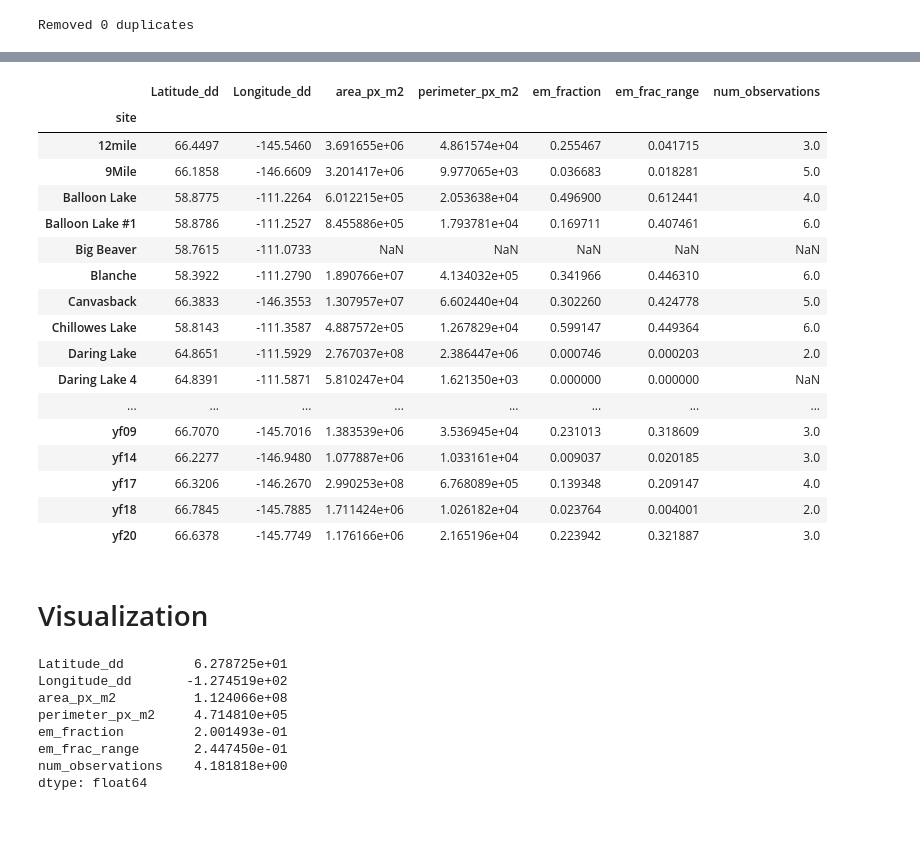
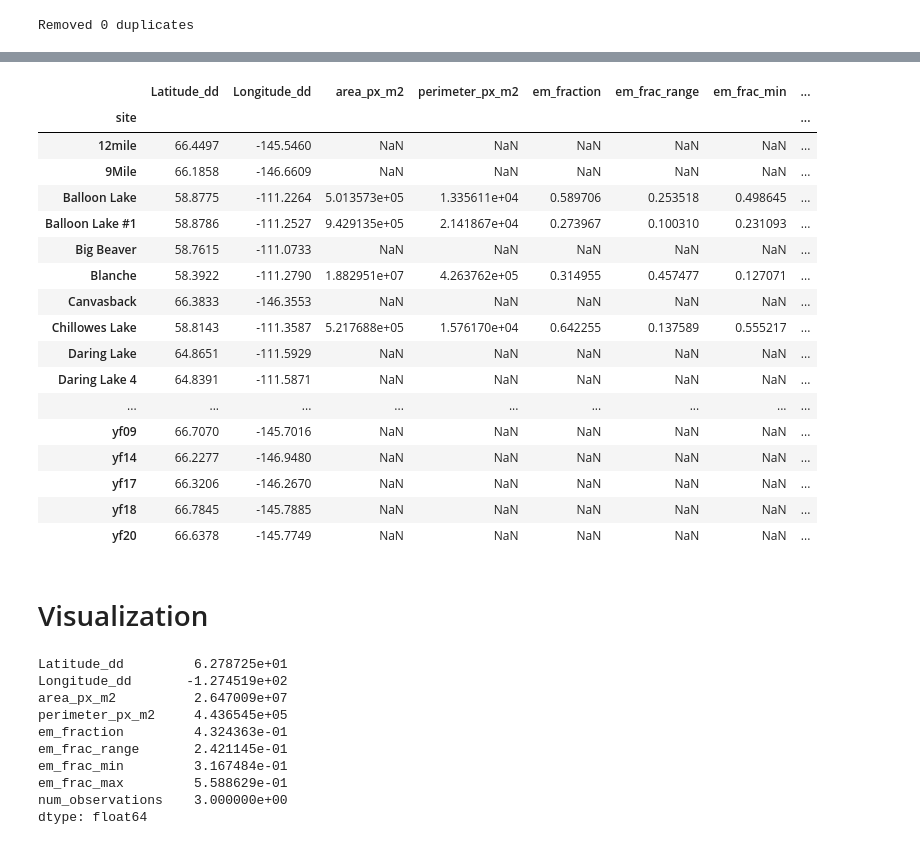
Before and after one commit to ekcomputer/random-wetlands, a Jupyter notebook: analysis/Average_em.ipynb, the cells around one changed output, grey strips where cells are left out. Saved outputs shown, nothing was run; the diff lists cells and outputs as text; code cells hidden in the pictures.

```diff
--- a/analysis/Average_em.ipynb
+++ b/analysis/Average_em.ipynb
@@ -8,8 +8,8 @@ TODO:
 # %%
 import pandas as pd
 # %%
-csv_in='/mnt/f/PAD2019/Chemistry/em_fraction_csv/ABoVE_Lakes_all_em_fraction.csv'
-csv_out_pth='/mnt/f/PAD2019/Chemistry/em_fraction_csv/ABoVE_Lakes_all_em_fraction_average.csv'
+csv_in='/mnt/f/PAD2019/Chemistry/em_fraction_csv/ABoVE_Lakes_all_em_fraction_v2.csv'
+csv_out_pth='/mnt/f/PAD2019/Chemistry/em_fraction_csv/ABoVE_Lakes_all_em_fraction_average_v2.csv'
 csv=pd.read_csv(csv_in)
 del csv['index_right']
 del csv['label']
@@ -102,6 +86,9 @@ csv.groupby('site').mean()
 dir(csv.groupby('site'))
 csv.groupby('site').describe()
 # csv[['site', 'em_fractio']].groupby('site').describe() # view all stats
+csv_min=csv[['site', 'em_fractio']].groupby('site').describe().em_fractio['min']
+csv_max=csv[['site', 'em_fractio']].groupby('site').describe().em_fractio['max']
+
 csv_range=csv[['site', 'em_fractio']].groupby('site').describe().em_fractio['max'] - csv[['site', 'em_fractio']].groupby('site').describe().em_fractio['min'] # view just diff
 csv_range
 # %% [output]
@@ -133,27 +142,29 @@ csv_out.rename({'perimeter_':'perimeter_px_m2'}, axis='columns', errors='raise',
 # %%
 # add uncertainty
 csv_out['em_frac_range']=csv_range
+csv_out['em_frac_min']=csv_min
+csv_out['em_frac_max']=csv_max
 csv_out['num_observations']=csv_count.astype(int)
 csv_out
 # %% [output]
-|  | Latitude_dd | Longitude_dd | area_px_m2 | perimeter_px_m2 | em_fraction | em_frac_range | num_observations |
-| site |  |  |  |  |  |  |  |
-| 12mile | 66.4497 | -145.5460 | 3.691655e+06 | 4.861574e+04 | 0.255467 | 0.041715 | 3.0 |
-| 9Mile | 66.1858 | -146.6609 | 3.201417e+06 | 9.977065e+03 | 0.036683 | 0.018281 | 5.0 |
-| Balloon Lake | 58.8775 | -111.2264 | 6.012215e+05 | 2.053638e+04 | 0.496900 | 0.612441 | 4.0 |
-| Balloon Lake #1 | 58.8786 | -111.2527 | 8.455886e+05 | 1.793781e+04 | 0.169711 | 0.407461 | 6.0 |
-| Big Beaver | 58.7615 | -111.0733 | NaN | NaN | NaN | NaN | NaN |
-| Blanche | 58.3922 | -111.2790 | 1.890766e+07 | 4.134032e+05 | 0.341966 | 0.446310 | 6.0 |
-| Canvasback | 66.3833 | -146.3553 | 1.307957e+07 | 6.602440e+04 | 0.302260 | 0.424778 | 5.0 |
-| Chillowes Lake | 58.8143 | -111.3587 | 4.887572e+05 | 1.267829e+04 | 0.599147 | 0.449364 | 6.0 |
-| Daring Lake | 64.8651 | -111.5929 | 2.767037e+08 | 2.386447e+06 | 0.000746 | 0.000203 | 2.0 |
-| Daring Lake 4 | 64.8391 | -111.5871 | 5.810247e+04 | 1.621350e+03 | 0.000000 | 0.000000 | NaN |
-| ... | ... | ... | ... | ... | ... | ... | ... |
-| yf09 | 66.7070 | -145.7016 | 1.383539e+06 | 3.536945e+04 | 0.231013 | 0.318609 | 3.0 |
-| yf14 | 66.2277 | -146.9480 | 1.077887e+06 | 1.033161e+04 | 0.009037 | 0.020185 | 3.0 |
-| yf17 | 66.3206 | -146.2670 | 2.990253e+08 | 6.768089e+05 | 0.139348 | 0.209147 | 4.0 |
-| yf18 | 66.7845 | -145.7885 | 1.711424e+06 | 1.026182e+04 | 0.023764 | 0.004001 | 2.0 |
-| yf20 | 66.6378 | -145.7749 | 1.176166e+06 | 2.165196e+04 | 0.223942 | 0.321887 | 3.0 |
+|  | Latitude_dd | Longitude_dd | area_px_m2 | perimeter_px_m2 | em_fraction | em_frac_range | em_frac_min | ... |
+| site |  |  |  |  |  |  |  | ... |
+| 12mile | 66.4497 | -145.5460 | NaN | NaN | NaN | NaN | NaN | ... |
+| 9Mile | 66.1858 | -146.6609 | NaN | NaN | NaN | NaN | NaN | ... |
+| Balloon Lake | 58.8775 | -111.2264 | 5.013573e+05 | 1.335611e+04 | 0.589706 | 0.253518 | 0.498645 | ... |
+| Balloon Lake #1 | 58.8786 | -111.2527 | 9.429135e+05 | 2.141867e+04 | 0.273967 | 0.100310 | 0.231093 | ... |
+| Big Beaver | 58.7615 | -111.0733 | NaN | NaN | NaN | NaN | NaN | ... |
+| Blanche | 58.3922 | -111.2790 | 1.882951e+07 | 4.263762e+05 | 0.314955 | 0.457477 | 0.127071 | ... |
+| Canvasback | 66.3833 | -146.3553 | NaN | NaN | NaN | NaN | NaN | ... |
+| Chillowes Lake | 58.8143 | -111.3587 | 5.217688e+05 | 1.576170e+04 | 0.642255 | 0.137589 | 0.555217 | ... |
+| Daring Lake | 64.8651 | -111.5929 | NaN | NaN | NaN | NaN | NaN | ... |
+| Daring Lake 4 | 64.8391 | -111.5871 | NaN | NaN | NaN | NaN | NaN | ... |
+| ... | ... | ... | ... | ... | ... | ... | ... | ... |
+| yf09 | 66.7070 | -145.7016 | NaN | NaN | NaN | NaN | NaN | ... |
+| yf14 | 66.2277 | -146.9480 | NaN | NaN | NaN | NaN | NaN | ... |
+| yf17 | 66.3206 | -146.2670 | NaN | NaN | NaN | NaN | NaN | ... |
+| yf18 | 66.7845 | -145.7885 | NaN | NaN | NaN | NaN | NaN | ... |
+| yf20 | 66.6378 | -145.7749 | NaN | NaN | NaN | NaN | NaN | ... |
 # %%
 csv_out.to_csv(csv_out_pth)
 # %% [markdown]
@@ -163,11 +174,13 @@ csv_out.mean()
 # %% [output]
 Latitude_dd         6.278725e+01
 Longitude_dd       -1.274519e+02
-area_px_m2          1.124066e+08
-perimeter_px_m2     4.714810e+05
-em_fraction         2.001493e-01
-em_frac_range       2.447450e-01
-num_observations    4.181818e+00
+area_px_m2          2.647009e+07
+perimeter_px_m2     4.436545e+05
+em_fraction         4.324363e-01
+em_frac_range       2.421145e-01
+em_frac_min         3.167484e-01
+em_frac_max         5.588629e-01
+num_observations    3.000000e+00
 dtype: float64
 # %%
 csv.groupby('site').mean()
```
Also changed, not shown: parts of 10 cells of this notebook, 6 other files.
